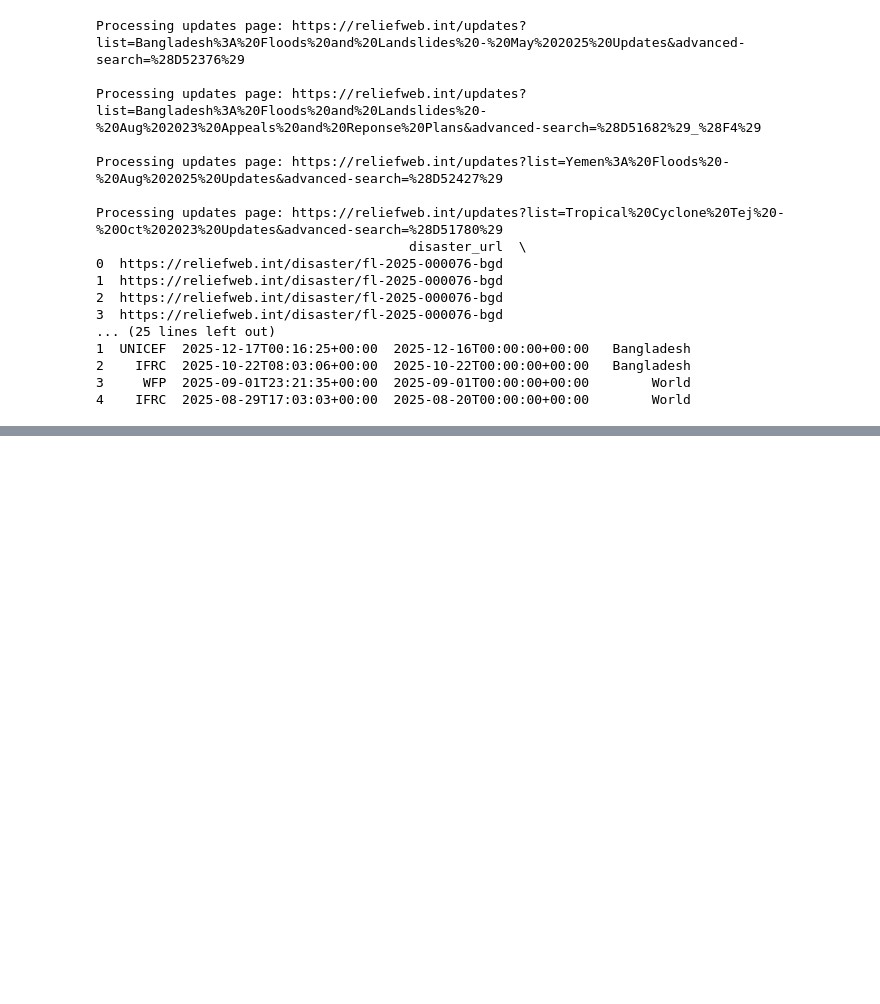
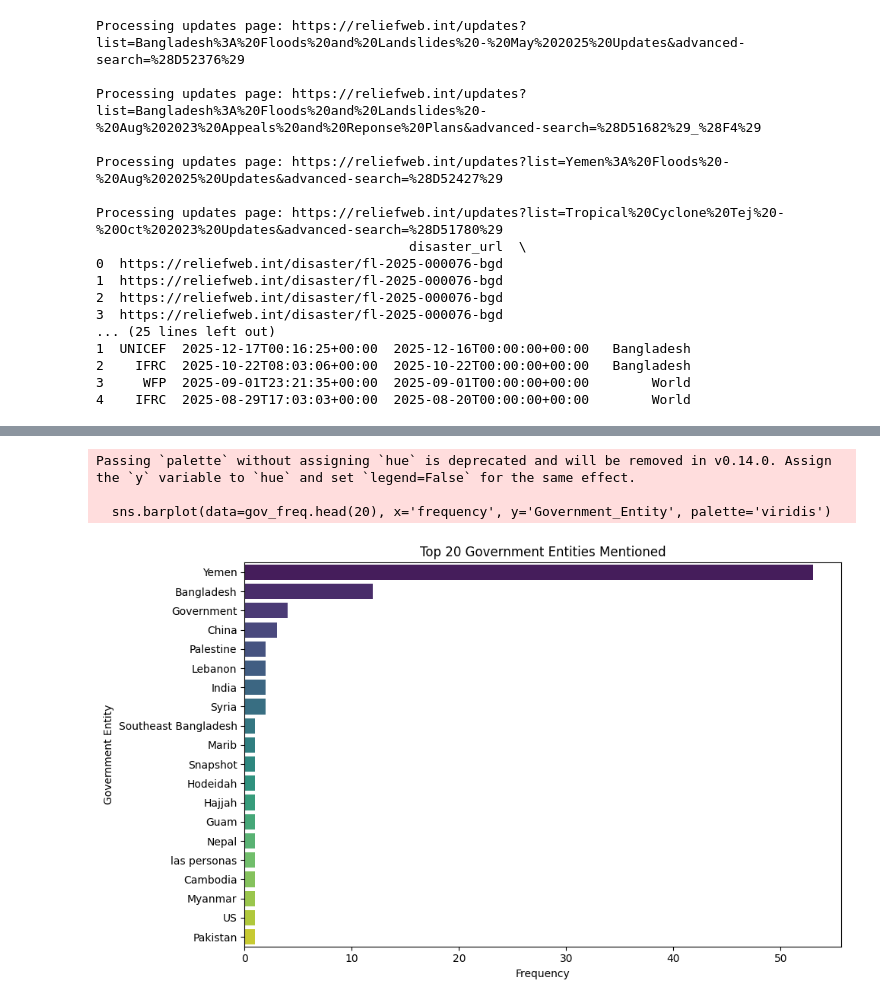
Before and after one commit to urvashibala/GDACS-disaster-data-analysis, a Jupyter notebook: main.ipynb, the cells around one changed output, grey strips where cells are left out. Cells and saved outputs as stored; diff of their text form; code cells hidden in the pictures; blank space fills up the shorter version.

```diff
--- a/main.ipynb
+++ b/main.ipynb
@@ -856,0 +1023,13 @@ reliefweb_updates_df.to_csv(
+# %%
+import pandas as pd
+import spacy
+import re
+
+updates_df = pd.read_csv("data/Used/reliefweb_updates_media.csv")
+
+updates_df["combined_text"] = (
+    updates_df["title"].fillna("") + " " +
+    updates_df["summary"].fillna("")
+)
+
+nlp = spacy.load("en_core_web_sm")
@@ -856,0 +1110,6 @@ reliefweb_updates_df.to_csv(
+# %%
+entity_results = updates_df["combined_text"].apply(extract_entities)
+
+updates_df = pd.concat([updates_df, entity_results], axis=1)
+
+print(updates_df.head())
@@ -856,0 +1138,13 @@ reliefweb_updates_df.to_csv(
+# %%
+gov_freq = (
+    updates_df
+    .explode("governments")
+    .dropna(subset=["governments"])
+    ["governments"]
+    .value_counts()
+    .reset_index()
+)
+
+gov_freq.columns = ["Government_Entity", "frequency"]
+
+print(gov_freq.head(20))
@@ -856,0 +1169,16 @@ reliefweb_updates_df.to_csv(
+# %%
+import matplotlib.pyplot as plt
+import seaborn as sns
+
+plt.figure(figsize=(10,6))
+sns.barplot(data=gov_freq.head(20), x='frequency', y='Government_Entity', palette='viridis')
+plt.title('Top 20 Government Entities Mentioned')
+plt.xlabel('Frequency')
+plt.ylabel('Government Entity')
+plt.tight_layout()
+plt.show()
+# %% [output]
+Passing `palette` without assigning `hue` is deprecated and will be removed in v0.14.0. Assign the `y` variable to `hue` and set `legend=False` for the same effect.
+
+  sns.barplot(data=gov_freq.head(20), x='frequency', y='Government_Entity', palette='viridis')
+[figure, added]
```
Also changed, not shown: parts of 91 cells of this notebook, 2 other files.
